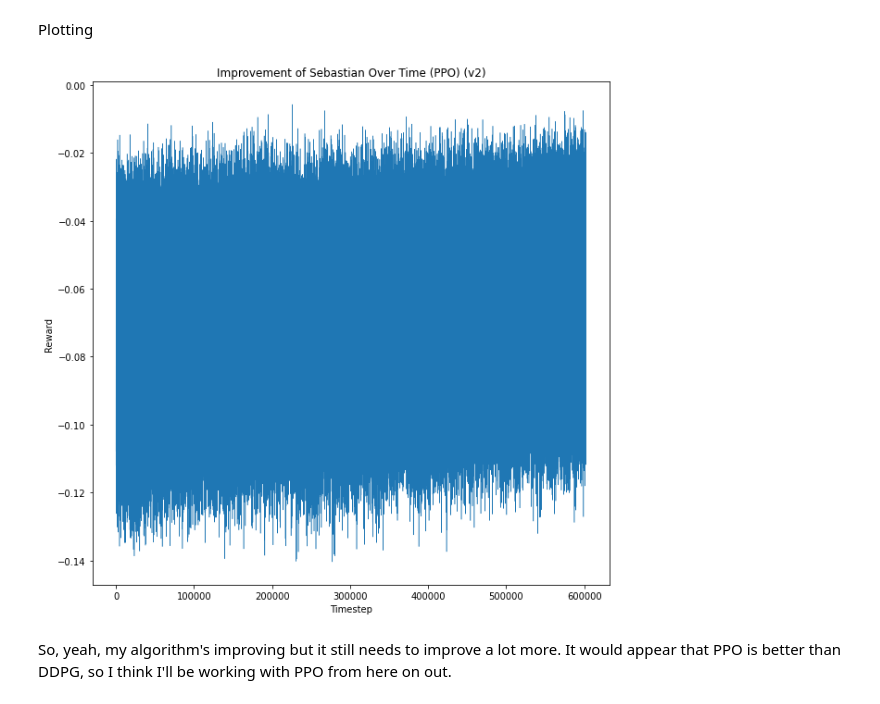
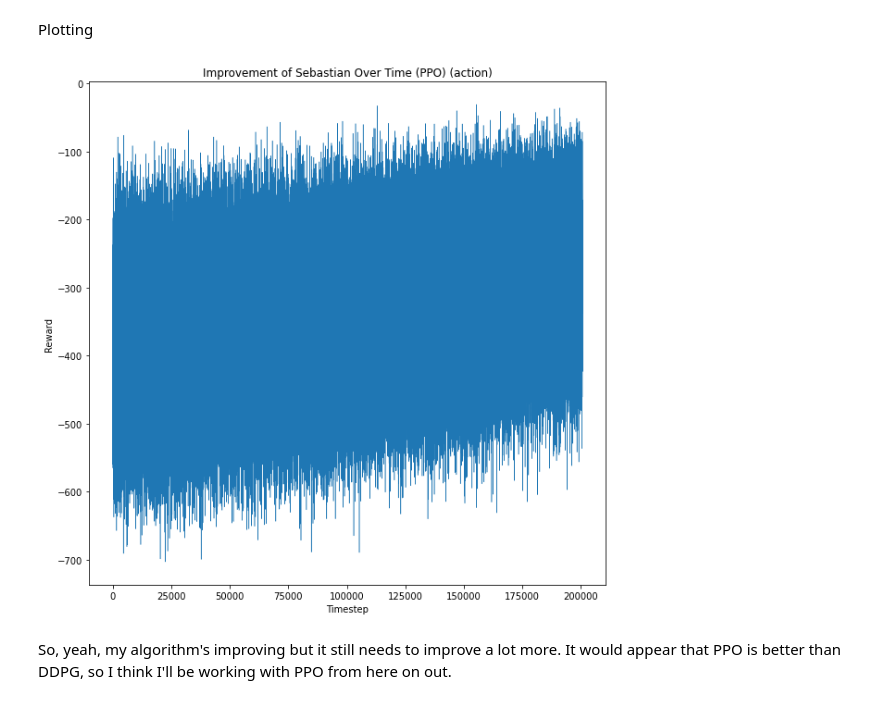
Before and after one commit to ahhuang007/Sebastian, a Jupyter notebook: colab.ipynb, the cells around one changed output. Saved outputs shown, nothing was run; the diff lists cells and outputs as text; code cells hidden in the pictures.

Commit message:
tested new action space

```diff
--- a/colab.ipynb
+++ b/colab.ipynb
@@ -292,17 +298,17 @@ Plotting
 # %%
 import matplotlib.pyplot as plt
 import numpy as np
 
 %matplotlib inline
 plt.rcParams["figure.figsize"]=(10,10)
 xs = range(1, len(data) + 1)
 plt.plot(xs, data, linewidth = 0.5)
 plt.xlabel("Timestep")
 plt.ylabel("Reward")
-plt.title("Improvement of Sebastian Over Time (PPO) (v2)")
+plt.title("Improvement of Sebastian Over Time (PPO) (action)")
 plt.show()
 # %% [output]
-[figure, old version]
+[figure, new version]
 # %% [markdown]
 So, yeah, my algorithm's improving but it still needs to improve a lot more. It would appear that PPO is better than DDPG, so I think I'll be working with PPO from here on out.
 # %% [markdown]
```
Also changed, not shown: parts of 10 cells of this notebook, 3 other files.
